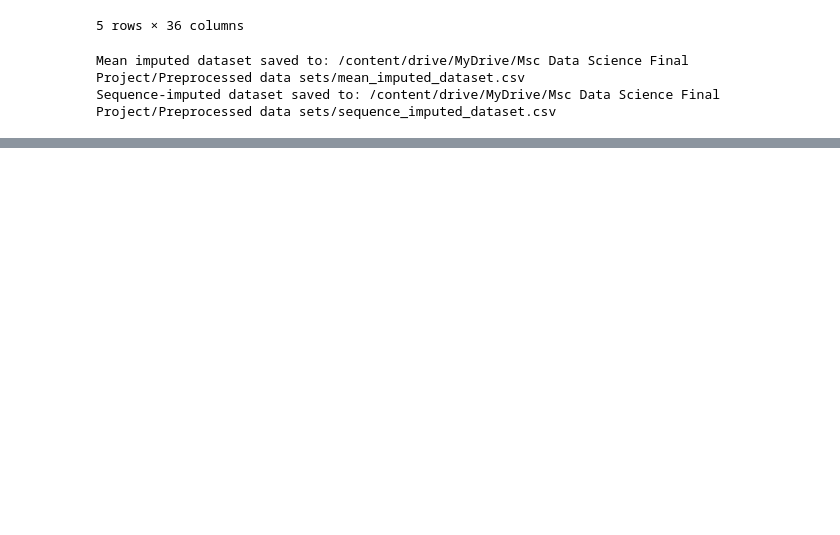
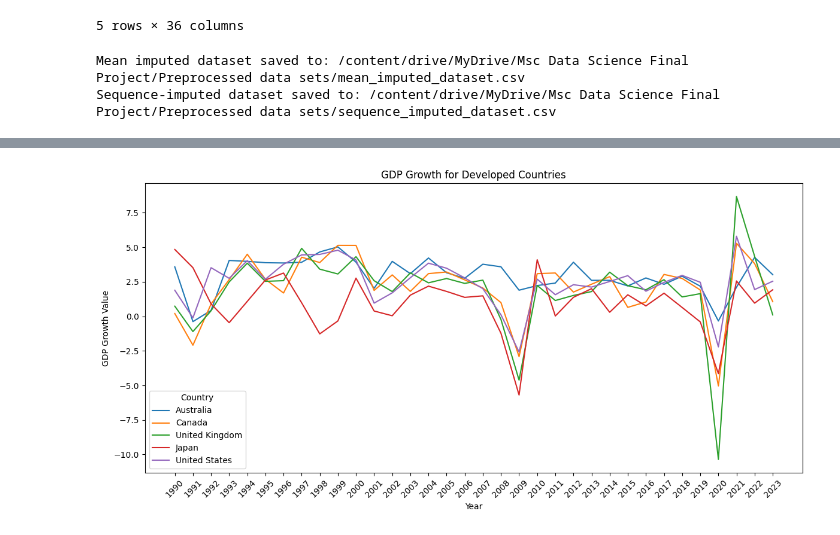
Before and after one commit to AmitG-98/MSc-Data-Science-Final-Project, a Jupyter notebook: Global_macro.ipynb, the cells around one changed output, grey strips where cells are left out. Saved outputs shown, nothing was run; the diff lists cells and outputs as text; code cells hidden in the pictures; blank space fills up the shorter version.

```diff
--- a/Global_macro.ipynb
+++ b/Global_macro.ipynb
@@ -283,0 +441,30 @@ Sequence-imputed dataset saved to: /content/drive/MyDrive/Msc Data Science Final
+# %%
+developed_countries = ["United States","Japan", "United Kingdom", "Canada","Australia"]
+developing_countries = ["Brazil", "China", "South Africa", "Indonesia", "Mexico"]
+least_developed_countries=["Colombia","Peru","Panama","Kenya"]
+# %%
+
+# Filter the dataset for developed countries and 'GDP Growth' indicator
+df_developed = df[(df['Country Name'].isin(developed_countries)) & (df['Indicator'] == 'GDP Growth')]
+
+# Reshape the data for plotting
+df_developed_melted = df_developed.melt(id_vars=['Country Name', 'Indicator'], var_name='Year', value_name='Value')
+
+# Create the plot
+plt.figure(figsize=(12, 6))
+for country in df_developed_melted['Country Name'].unique():
+    country_data = df_developed_melted[df_developed_melted['Country Name'] == country]
+    plt.plot(country_data['Year'], country_data['Value'], label=country)
+
+# Customize the plot
+plt.xlabel('Year')
+plt.ylabel('GDP Growth Value')
+plt.title('GDP Growth for Developed Countries')
+plt.xticks(rotation=45)
+plt.legend(title='Country')
+plt.tight_layout()
+
+# Display the plot
+plt.show()
+# %% [output]
+[figure, added]
```
Also changed, not shown: parts of 5 cells of this notebook.
